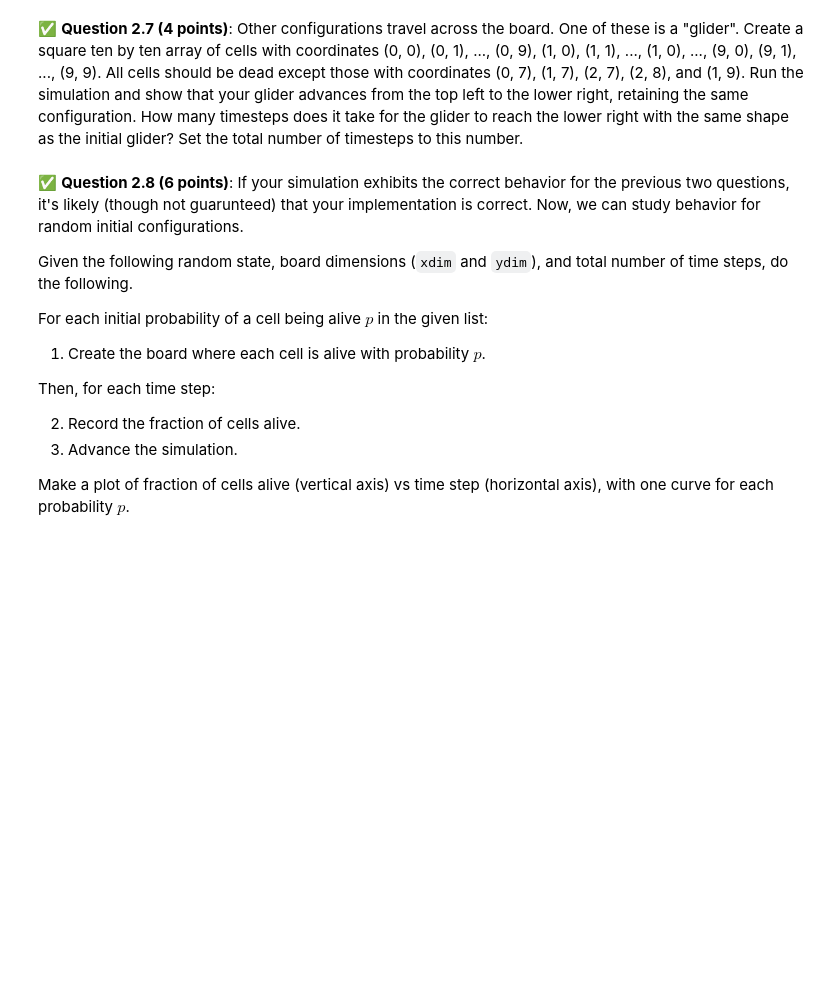
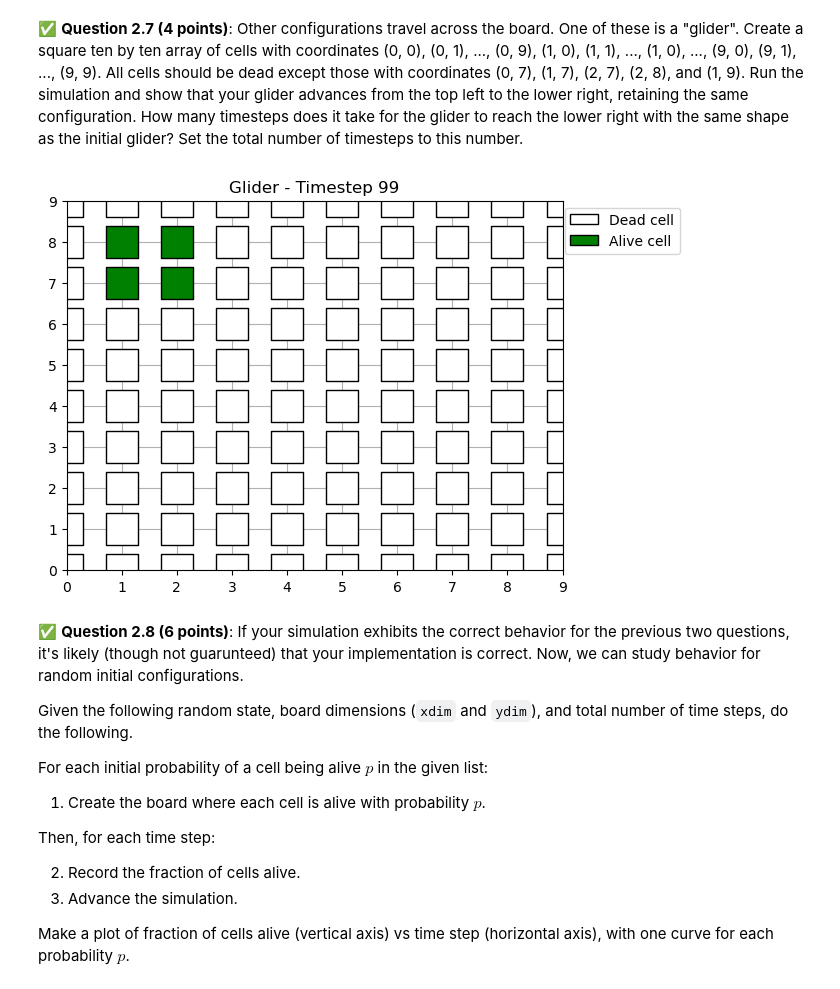
Before and after one commit to tatiannaj005/CMSE202-f25-turnin, a Jupyter notebook: hw-02/HW-02_ABMandGraphTheory-STUDENT.ipynb, the cells around one changed output. Saved outputs shown, nothing was run; the diff lists cells and outputs as text; code cells hidden in the pictures; blank space fills up the shorter version.

```diff
--- a/hw-02/HW-02_ABMandGraphTheory-STUDENT.ipynb
+++ b/hw-02/HW-02_ABMandGraphTheory-STUDENT.ipynb
@@ -342,3 +418,44 @@ for t in range(32 + 1):
+# %%
+# Your code here.
+
+cells = []
+for x in range(10):
+    for y in range(10):
+        alive = (x, y) in [(0, 7), (1, 7), (2, 7), (2, 8), (1, 9)]
+        cells.append(Cell(x, y, alive))
+
+board = Board(cells)
+
+
+def get_alive_positions(board):
+    return sorted([(cell.x, cell.y) for cell in board.get_alive_cells()])
+
+initial_shape = get_alive_positions(board)
+
+
+fig, ax = plt.subplots()
+max_steps = 100
+target_shape = [(x+6, y-6) for (x, y) in initial_shape]
+
+for t in range(max_steps):
+    board.show(xlim=(0, 9), ylim=(0, 9))
+    plt.title(f"Glider - Timestep {t}")
+
+    #
+    if get_alive_positions(board) == target_shape:
+        print("glider reached the point and maintained the same shape")
+        break
+
+    board.run()
+
+    clear_output(wait=True)
+    display(fig)
+    fig.clear()
+    time.sleep(0.2)
+
+plt.close(fig)
+# %% [output]
+[figure, added]
 # %% [markdown]
 &#9989; **Question 2.8 (6 points)**: If your simulation exhibits the correct behavior for the previous two questions, it's likely (though not guarunteed) that your implementation is correct. Now, we can study behavior for random initial configurations.
 
```
Also changed, not shown: parts of 15 cells of this notebook.
